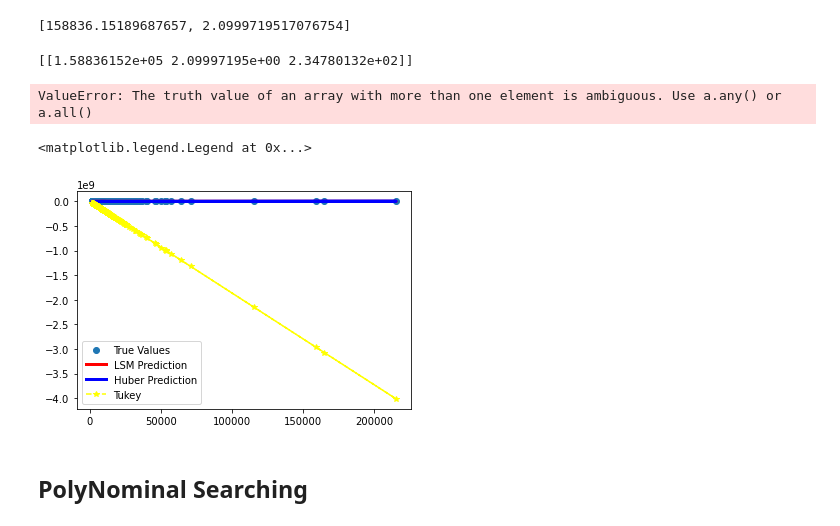
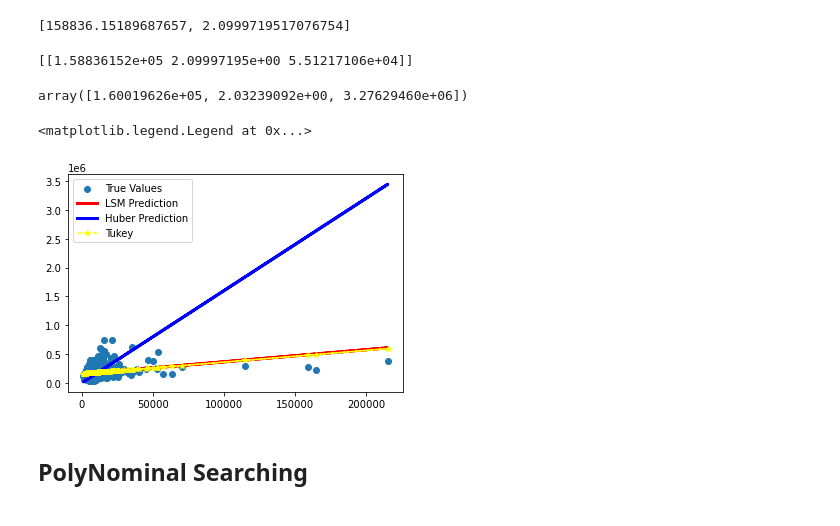
Before and after one commit to JacKira/StatisticDataAnalyze, a Jupyter notebook: HousePricePrediction/HW2_Andreev.ipynb, the cells around one changed output. Drawn from its saved outputs; the diff is of its cells as text; code cells hidden in the pictures.

```diff
--- a/HousePricePrediction/HW2_Andreev.ipynb
+++ b/HousePricePrediction/HW2_Andreev.ipynb
@@ -77,7 +77,7 @@ def F(X, Y_true, weights = None, fit_c = True):
 
     else:
             Y_pred = weights[0]+np.sum(X * weights[1:], axis = 1)
-            C = mean_absolute_error(Y_true, Y_pred)**(1/2)
+            C = mean_absolute_error(Y_true, Y_pred)
             X0 = np.array(weights + [C])
     X0 = X0.reshape(1, -1)
     print(X0)
@@ -86,8 +86,7 @@ def F(X, Y_true, weights = None, fit_c = True):
             coefs[-1] =  C
         Y_pred = coefs[0]+np.sum(X * coefs[1:-1], axis = 1) # y = b + x*a
 
-        diff = (Y_true - Y_pred).tolist()
-        print(Y_pred)
+        diff = (Y_true.reshape(-1, 1) - Y_pred.reshape(-1, 1)).tolist()
         return Tukey(diff, c = coefs[-1])
 
     #Зададим исходные веса, чтобы не попасть
@@ -103,27 +102,30 @@ init_tukey_weights
 [158836.15189687657, 2.0999719517076754]
 # %%
 X = df[['LotArea']].values
+Y = df[['SalePrice']].values
 #X = X.reshape(len(X), -1)
+Y = Y.reshape(len(Y), -1)
 coefs = F(X = X
-    , Y_true = df[['SalePrice']].values
+    , Y_true = Y
     , weights= init_tukey_weights #LSM Weights
     , fit_c= True
     #, weights= model_huber.coef_.tolist() #Huber Weights
     )
+coefs.x
 # %% [output]
-[[1.58836152e+05 2.09997195e+00 2.34780132e+02]]
+[[1.58836152e+05 2.09997195e+00 5.51217106e+04]]
-ValueError: The truth value of an array with more than one element is ambiguous. Use a.any() or a.all()
+array([1.60019626e+05, 2.03239092e+00, 3.27629460e+06])
 # %%
 import matplotlib.pyplot as plt
 
 plt.scatter(df[['LotArea']].values, df[['SalePrice']].values, label = 'True Values')
 plt.plot(df[['LotArea']].values, predicts_LSM, label = 'LSM Prediction', color = 'red', linewidth = 3)
 plt.plot(df[['LotArea']].values, predicts_huber, label = 'Huber Prediction', color = 'blue', linewidth = 3)
-plt.plot(df[['LotArea']].values, np.sum(df[['LotArea']].values * coefs.x[:-1], axis = 1), '--*', label = 'Tukey', color = 'yellow')
+plt.plot(df[['LotArea']].values, coefs.x[0] + np.sum(df[['LotArea']].values * coefs.x[1:-1], axis = 1), '--*', label = 'Tukey', color = 'yellow')
 plt.legend()
 # %% [output]
 <matplotlib.legend.Legend at 0x...>
-[figure, old version]
+[figure, new version]
 # %% [markdown]
 ## PolyNominal Searching
 # %%
```
